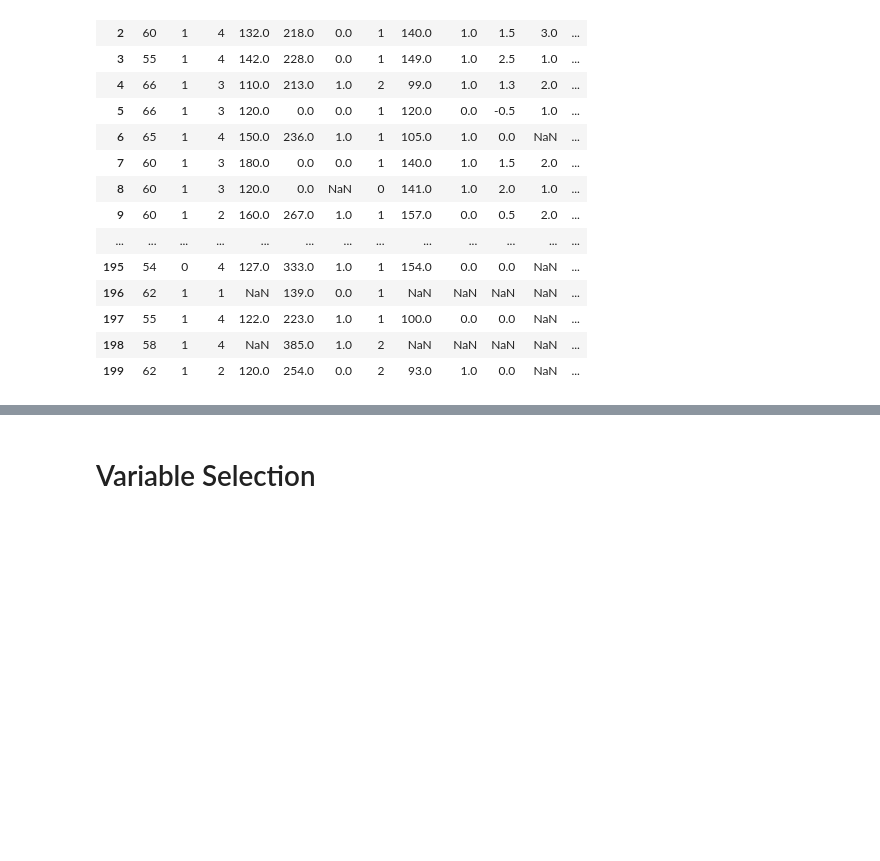
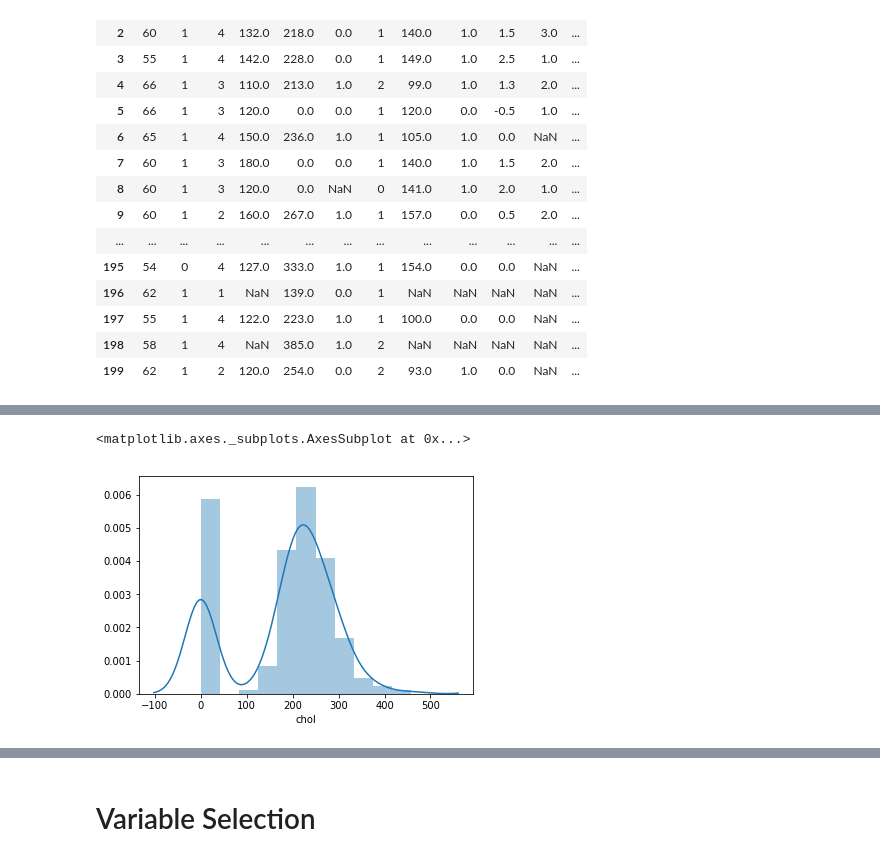
Before and after one commit to Jakearns95/heart-disease, a Jupyter notebook: Heart_Disease_Analysis.ipynb, the cells around one changed output, grey strips where cells are left out. Drawn from its saved outputs; the diff is of its cells as text; code cells hidden in the pictures; blank space fills up the shorter version.

```diff
--- a/Heart_Disease_Analysis.ipynb
+++ b/Heart_Disease_Analysis.ipynb
@@ -123,0 +129,5 @@ va_df_filled
+# %%
+sns.distplot(va_df_filled["chol"])
+# %% [output]
+<matplotlib.axes._subplots.AxesSubplot at 0x...>
+[figure, added]
```
Also changed, not shown: parts of 15 cells of this notebook.
